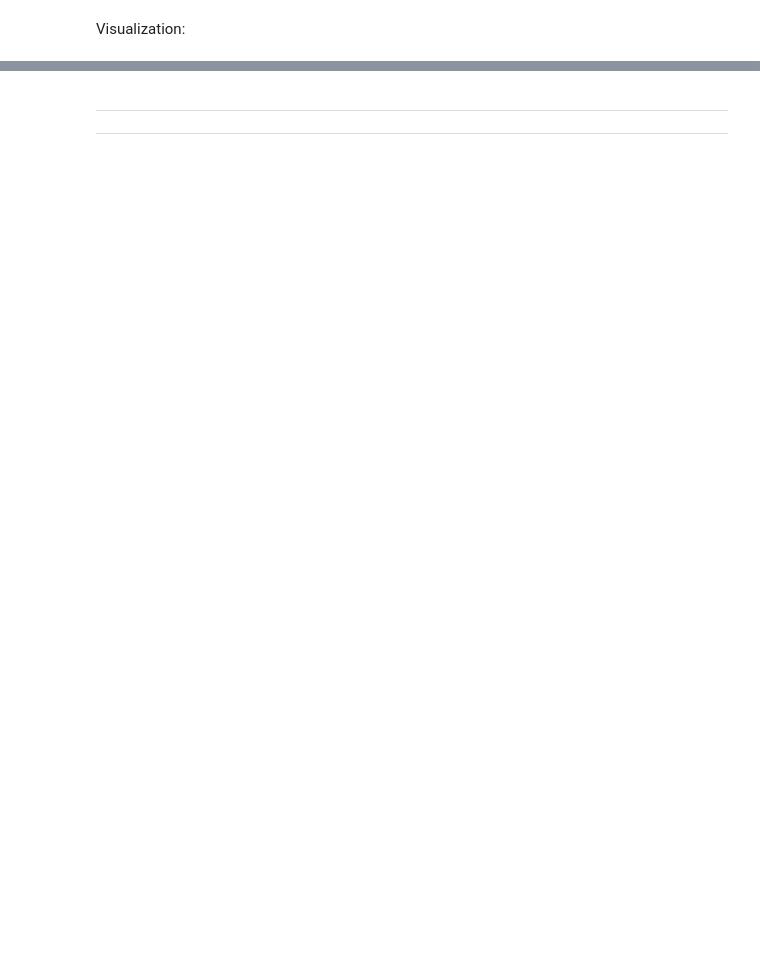
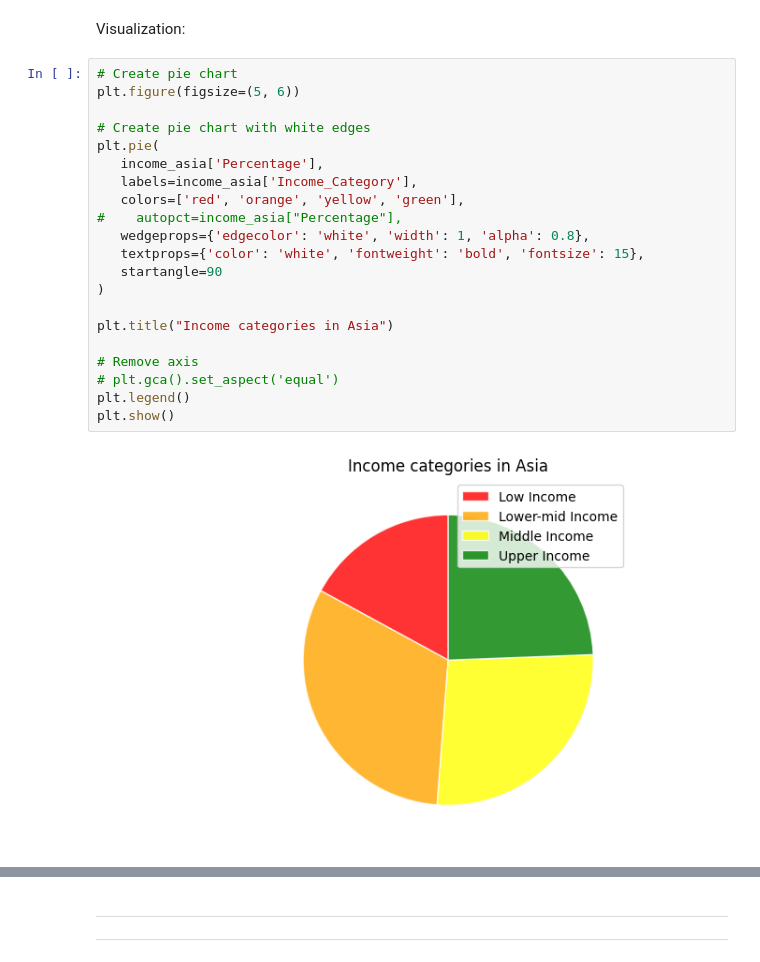
Before and after one commit to Leroymilo/DataVis, a Jupyter notebook: L3/AdriaanL_AcadWrit_DataViz_Lesson3.ipynb, the cells around one changed output, grey strips where cells are left out. Saved outputs shown, nothing was run; the diff lists cells and outputs as text; blank space fills up the shorter version.

```diff
--- a/L3/AdriaanL_AcadWrit_DataViz_Lesson3.ipynb
+++ b/L3/AdriaanL_AcadWrit_DataViz_Lesson3.ipynb
@@ -1695,5 +1718,28 @@ income_asia
 # %% [markdown]
 Visualization:
+# %%
+# Create pie chart
+plt.figure(figsize=(5, 6))
+
+# Create pie chart with white edges
+plt.pie(
+   income_asia['Percentage'],
+   labels=income_asia['Income_Category'],
+   colors=['red', 'orange', 'yellow', 'green'],
+#    autopct=income_asia["Percentage"],
+   wedgeprops={'edgecolor': 'white', 'width': 1, 'alpha': 0.8},
+   textprops={'color': 'white', 'fontweight': 'bold', 'fontsize': 15},
+   startangle=90
+)
+
+plt.title("Income categories in Asia")
+
+# Remove axis
+# plt.gca().set_aspect('equal')
+plt.legend()
+plt.show()
+# %% [output]
+[figure, added]
 # %% [markdown]
 ## <font color="#B0AD89"><strong>3.5 ⫶ </strong></font>Nested Proportions
 
```
Also changed, not shown: parts of 11 cells of this notebook.
